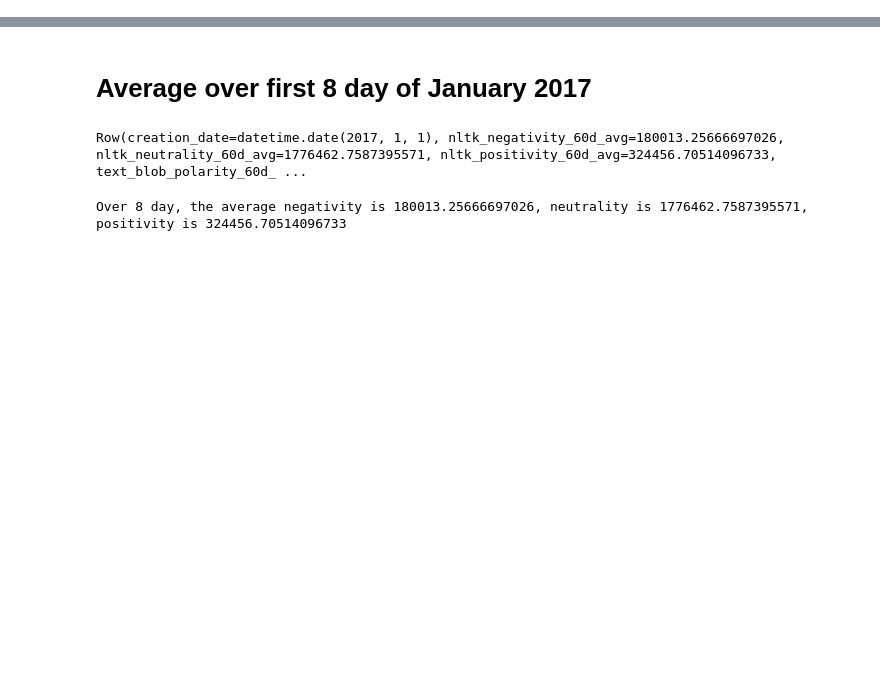
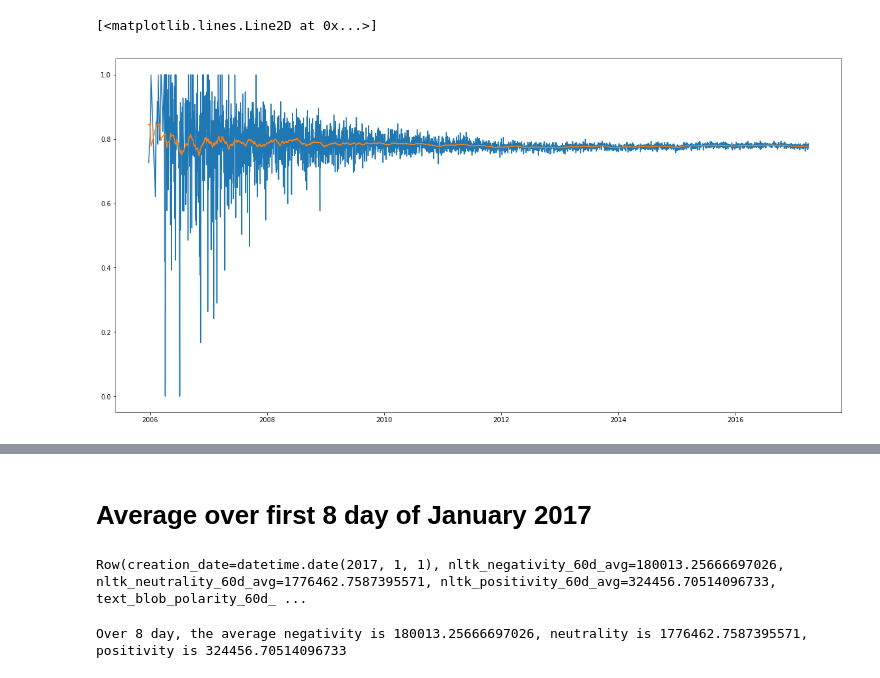
Before and after one commit to MetaHG/Reddit-opinions-polarization, a Jupyter notebook: notebooks/nlp_metrics_analysis.ipynb, the cells around one changed output, grey strips where cells are left out. Cells and saved outputs as stored; diff of their text form; code cells hidden in the pictures; blank space fills up the shorter version.

```diff
--- a/notebooks/nlp_metrics_analysis.ipynb
+++ b/notebooks/nlp_metrics_analysis.ipynb
@@ -34,0 +127,7 @@ sc = spark.sparkContext
+# %%
+plt.figure(figsize=(20, 10))
+plt.plot(nltk_pd['sum_nltk_neutrality']/nltk_pd['msg_count'])
+plt.plot(nltk_avg['nltk_neutrality_60d_avg']/nltk_avg['msg_count_60d_avg'])
+# %% [output]
+[<matplotlib.lines.Line2D at 0x...>]
+[figure, added]
```
Also changed, not shown: parts of 9 cells of this notebook, 7 other files.
